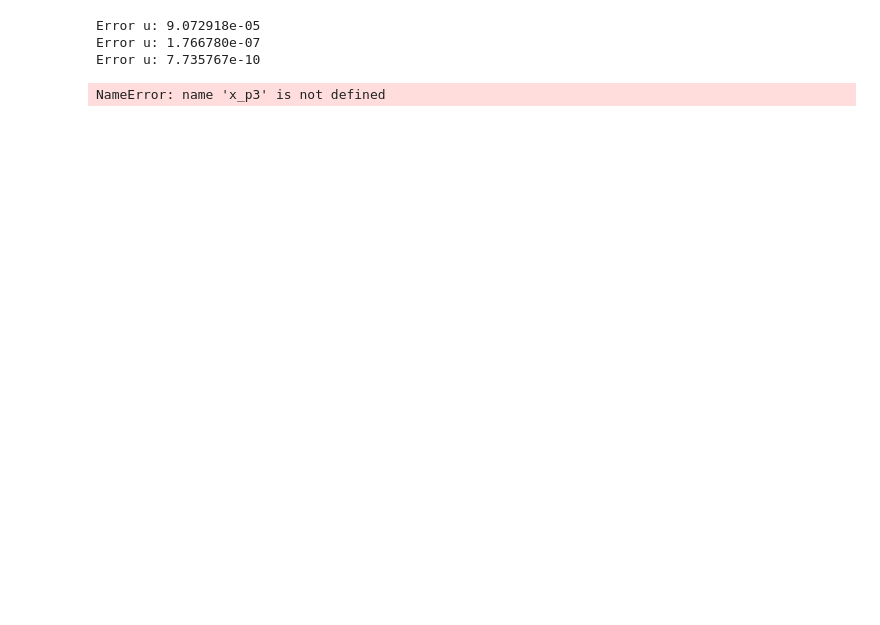
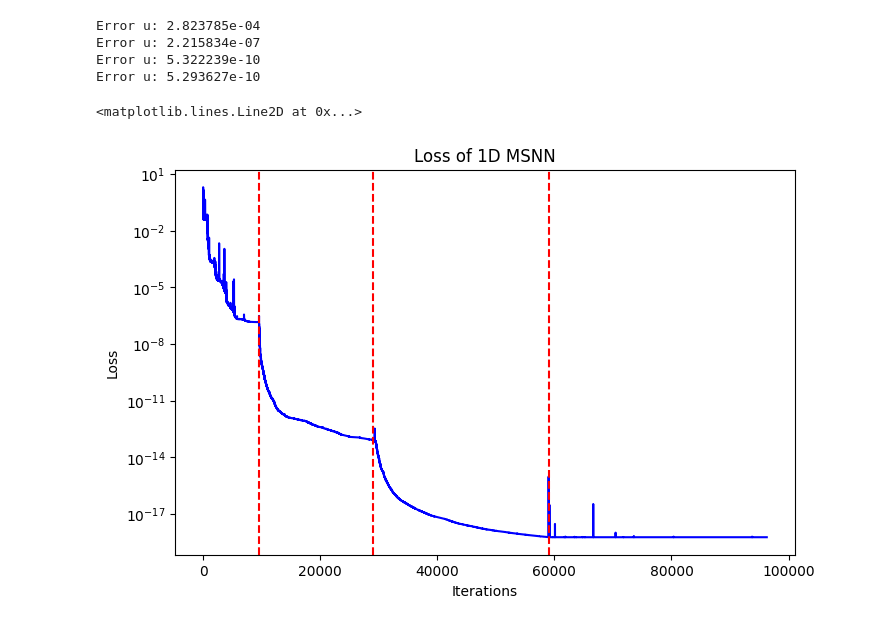
Before and after one commit to akavuturu/MultistageNN, a Jupyter notebook: Regression/MultiStageNN_Regression.ipynb, the cells around one changed output. Drawn from its saved outputs; the diff is of its cells as text; code cells hidden in the pictures; blank space fills up the shorter version.

```diff
--- a/Regression/MultiStageNN_Regression.ipynb
+++ b/Regression/MultiStageNN_Regression.ipynb
@@ -345,13 +339,13 @@ print(f"Sample Rate: {sample_rate} Hz")
 
 # Perform FFT
 T = 1.0 / sample_rate
-yf = fft(g)
-xf = fftfreq(N, T)[:N//2]
+yf1 = fft(g)
+xf1 = fftfreq(N, T)[:N//2]
 
 # Identify the dominant frequency
-dominant_freq_idx = np.argmax(np.abs(yf[:N//2]))
-dominant_freq = xf[dominant_freq_idx]
-magnitude = np.abs(yf[dominant_freq_idx]) / N
+dominant_freq_idx = np.argmax(np.abs(yf1[:N//2]))
+dominant_freq = xf1[dominant_freq_idx]
+magnitude = np.abs(yf1[dominant_freq_idx]) / N
 
 print(f"Dominant Frequency: {dominant_freq} Hz")
 kappa2f =  2 * np.pi * dominant_freq
@@ -363,7 +357,7 @@ print(f"kappa2f: {kappa2f}")
 idxZero = np.where(x_train2[0:-1, 0] * x_train2[1:, 0] < 0)[0]
 NumZero = idxZero.shape[0]
 kappa2 = 3*NumZero
-print(kappa2)
+print(f"kappa2: {kappa2}")
 # (acts = 1 indicates selecting sin as the activation function)
 model2 = PhysicsInformedNN(t_train, x_train2, layers, kappa2f, lt, ut, acts=1)
 # start the second stage training
@@ -408,13 +403,13 @@ print(f"Sample Rate: {sample_rate} Hz")
 
 # Perform FFT
 T = 1.0 / sample_rate
-yf = fft(g)
-xf = fftfreq(N, T)[:N//2]
+yf2 = fft(g)
+xf2 = fftfreq(N, T)[:N//2]
 
 # Identify the dominant frequency
-dominant_freq_idx = np.argmax(np.abs(yf[:N//2]))
-dominant_freq = xf[dominant_freq_idx]
-magnitude = np.abs(yf[dominant_freq_idx]) / N
+dominant_freq_idx = np.argmax(np.abs(yf2[:N//2]))
+dominant_freq = xf2[dominant_freq_idx]
+magnitude = np.abs(yf2[dominant_freq_idx]) / N
 
 print(f"Dominant Frequency: {dominant_freq} Hz")
 kappa3f =  2 * np.pi * dominant_freq
@@ -473,13 +468,13 @@ print(f"Sample Rate: {sample_rate} Hz")
 
 # Perform FFT
 T = 1.0 / sample_rate
-yf = fft(g)
-xf = fftfreq(N, T)[:N//2]
+yf4 = fft(g)
+xf4 = fftfreq(N, T)[:N//2]
 
 # Identify the dominant frequency
-dominant_freq_idx = np.argmax(np.abs(yf[:N//2]))
-dominant_freq = xf[dominant_freq_idx]
-magnitude = np.abs(yf[dominant_freq_idx]) / N
+dominant_freq_idx = np.argmax(np.abs(yf4[:N//2]))
+dominant_freq = xf4[dominant_freq_idx]
+magnitude = np.abs(yf4[dominant_freq_idx]) / N
 
 print(f"Dominant Frequency: {dominant_freq} Hz")
 kappa4f =  2 * np.pi * dominant_freq
@@ -542,11 +538,20 @@ savemat(FileName, mdic)
 
 #%%
 # %% [output]
-Error u: 9.072918e-05
-Error u: 1.766780e-07
-Error u: 7.735767e-10
+Error u: 2.823785e-04
+Error u: 2.215834e-07
+Error u: 5.322239e-10
+Error u: 5.293627e-10
-NameError: name 'x_p3' is not defined
 # %%
-plt.figure()
+plt.figure(figsize=(8,5))
 plt.plot(loss, 'b-')
 plt.yscale("log")
+plt.title("Loss of 1D MSNN")
+plt.xlabel("Iterations")
+plt.ylabel("Loss")
+plt.axvline(x=9500, linestyle='--', color='r')
+plt.axvline(x=29000, linestyle='--', color='r')
+plt.axvline(x=59000, linestyle='--', color='r')
+# %% [output]
+<matplotlib.lines.Line2D at 0x...>
+[figure, added]
```
Also changed, not shown: parts of 9 cells of this notebook, 3 other files.
